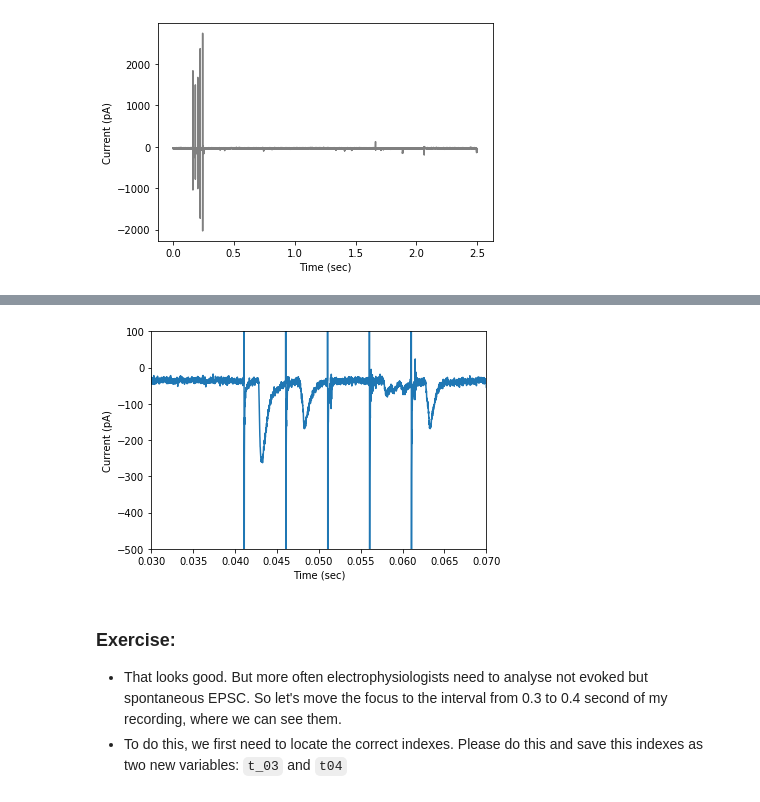
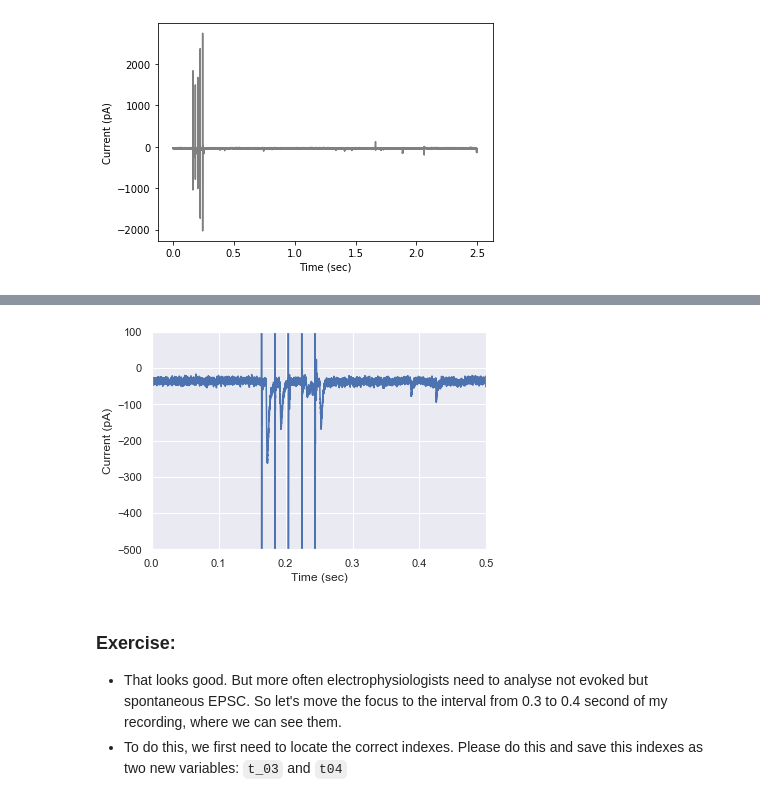
Before and after one commit to ViraTsintsadze/EPSC_peaks, a Jupyter notebook: EPSCpeaks_for_git.ipynb, the cells around one changed output, grey strips where cells are left out. Saved outputs shown, nothing was run; the diff lists cells and outputs as text; code cells hidden in the pictures.

```diff
--- a/EPSCpeaks_for_git.ipynb
+++ b/EPSCpeaks_for_git.ipynb
@@ -193,15 +194,16 @@ Let's look close on them.
 * Be sure to label the x and y axes.
 # %%
 # Answer
+sns.set(style="darkgrid")
 plt.figure()
 plt.plot(time, current)
 plt.xlabel('Time (sec)')
 plt.ylabel('Current (pA)')
 plt.ylim((-500, 100))
-plt.xlim((0.03, 0.07))
+plt.xlim((0, 0.5))
 plt.show()
 # %% [output]
-[figure, old version]
+[figure, new version]
 # %% [markdown]
 ### Exercise:
 * That looks good. But more often electrophysiologists need to analyse not evoked but spontaneous EPSC. So let's move the focus to the interval from 0.3 to 0.4 second of my recording, where we can see them.
```
Also changed, not shown: parts of 16 cells of this notebook.
